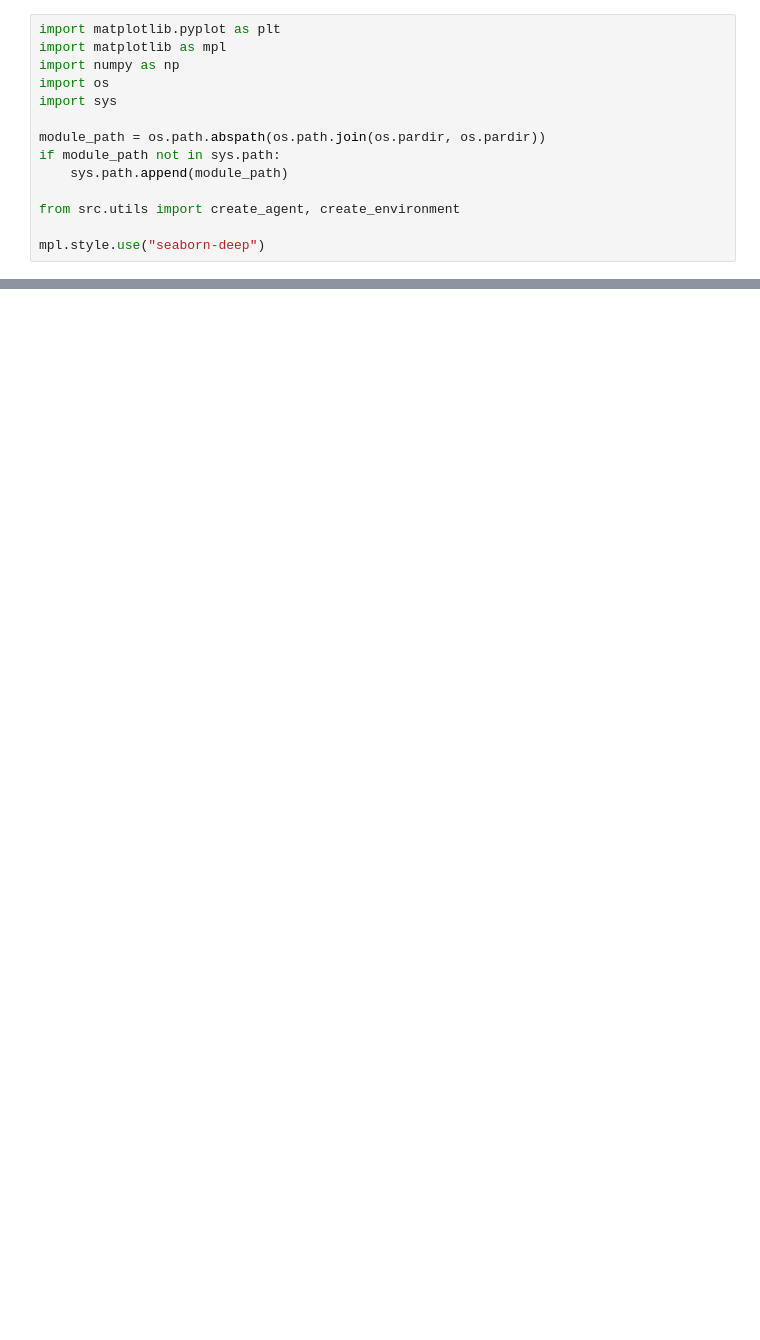
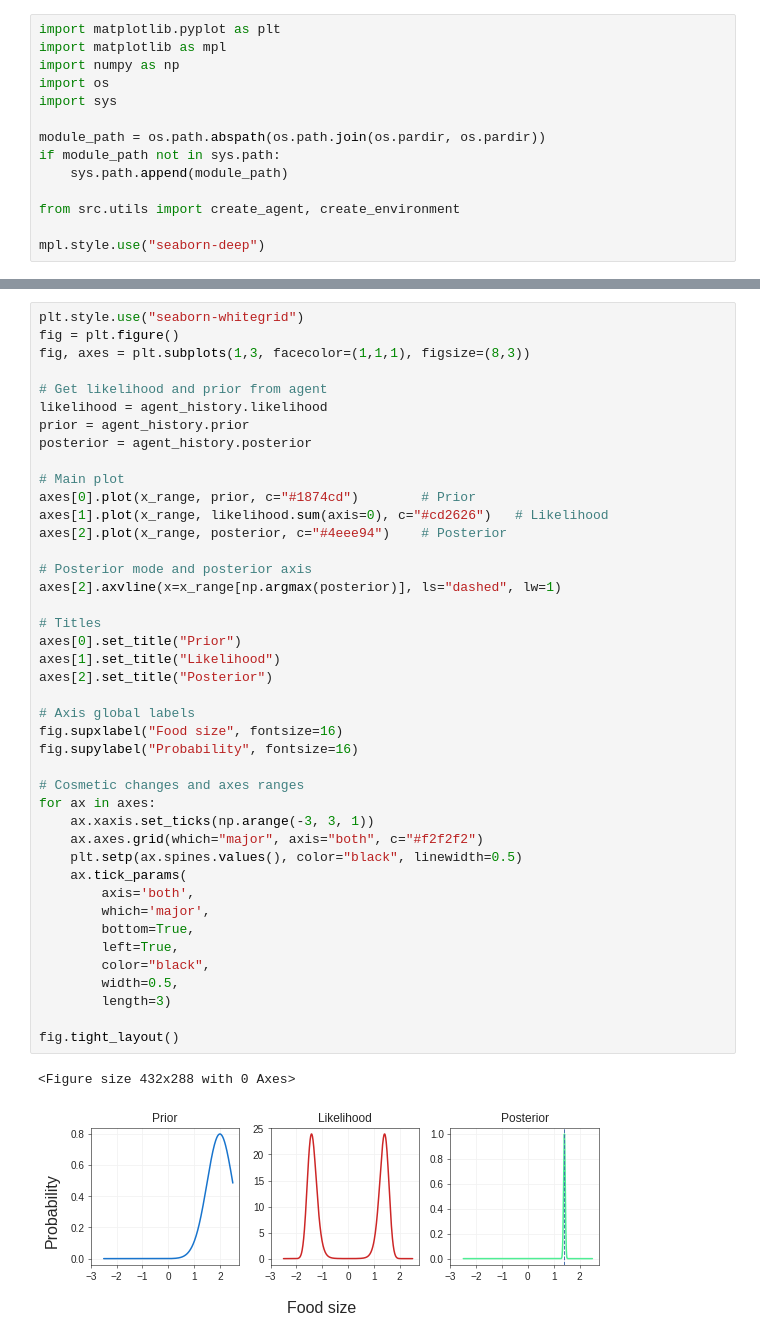
Before and after one commit to snamjoshi/faif-book, a Jupyter notebook: src/examples/hidden_state_estimation_nonlinear.ipynb, the cells around one changed output, grey strips where cells are left out. Cells and saved outputs as stored; diff of their text form; blank space fills up the shorter version.

```diff
--- a/src/examples/hidden_state_estimation_nonlinear.ipynb
+++ b/src/examples/hidden_state_estimation_nonlinear.ipynb
@@ -93,0 +239,45 @@ fig.tight_layout()
+# %%
+plt.style.use("seaborn-whitegrid")
+fig = plt.figure()
+fig, axes = plt.subplots(1,3, facecolor=(1,1,1), figsize=(8,3))
+
+# Get likelihood and prior from agent
+likelihood = agent_history.likelihood
+prior = agent_history.prior
+posterior = agent_history.posterior
+
+# Main plot
+axes[0].plot(x_range, prior, c="#1874cd")        # Prior
+axes[1].plot(x_range, likelihood.sum(axis=0), c="#cd2626")   # Likelihood
+axes[2].plot(x_range, posterior, c="#4eee94")    # Posterior
+
+# Posterior mode and posterior axis
+axes[2].axvline(x=x_range[np.argmax(posterior)], ls="dashed", lw=1)
+
+# Titles
+axes[0].set_title("Prior")
+axes[1].set_title("Likelihood")
+axes[2].set_title("Posterior")
+
+# Axis global labels
+fig.supxlabel("Food size", fontsize=16)
+fig.supylabel("Probability", fontsize=16)
+
+# Cosmetic changes and axes ranges
+for ax in axes:
+    ax.xaxis.set_ticks(np.arange(-3, 3, 1))
+    ax.axes.grid(which="major", axis="both", c="#f2f2f2")
+    plt.setp(ax.spines.values(), color="black", linewidth=0.5)
+    ax.tick_params(
+        axis='both',
+        which='major',
+        bottom=True,
+        left=True,
+        color="black",
+        width=0.5,
+        length=3)
+
+fig.tight_layout()
+# %% [output]
+<Figure size 432x288 with 0 Axes>
+[figure, added]
```
Also changed, not shown: parts of 14 cells of this notebook, 6 other files.
